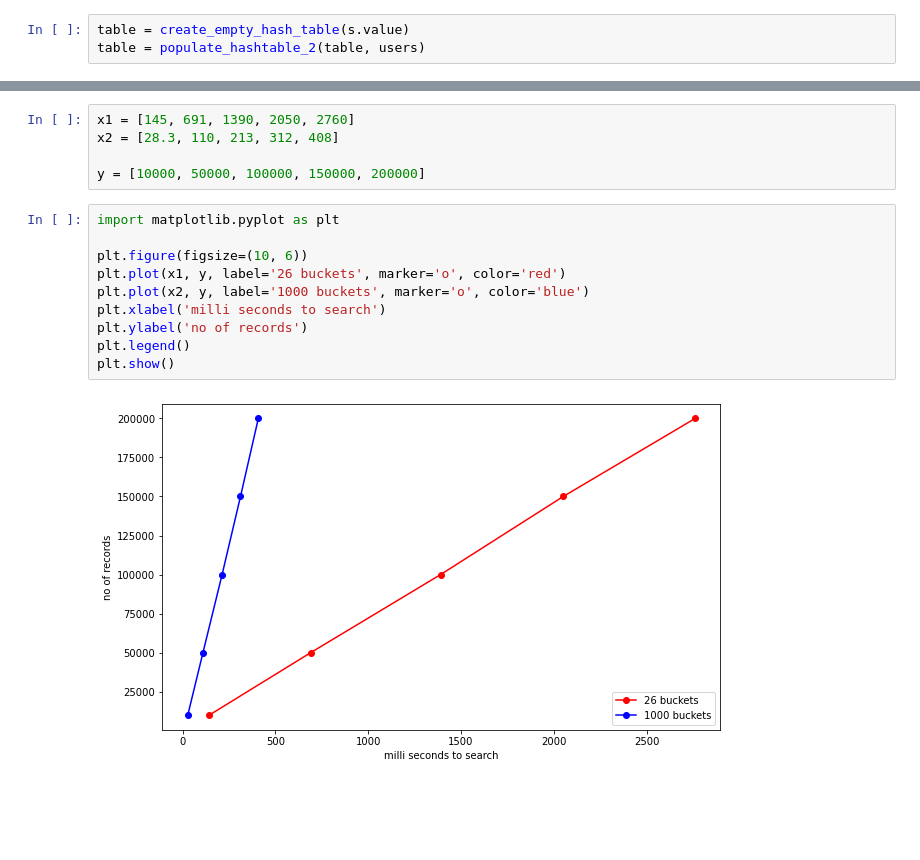
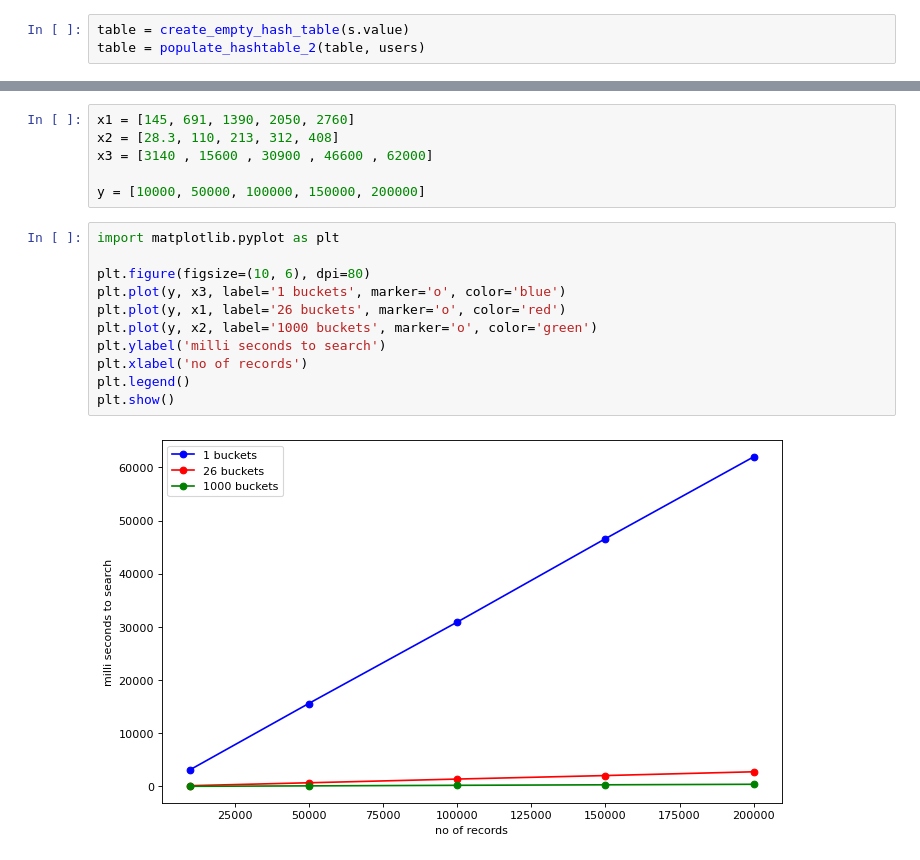
Before and after one commit to NeilChitre2311/communicationHW5, a Jupyter notebook: Presentation.ipynb, the cells around one changed output, grey strips where cells are left out. Cells and saved outputs as stored; diff of their text form; blank space fills up the shorter version.

Commit message:
added 1 bucket graph

```diff
--- a/Presentation.ipynb
+++ b/Presentation.ipynb
@@ -144,17 +144,19 @@ Wall time: 1.74 s
 # %%
 x1 = [145, 691, 1390, 2050, 2760]
 x2 = [28.3, 110, 213, 312, 408]
+x3 = [3140 , 15600 , 30900 , 46600 , 62000]
 
 y = [10000, 50000, 100000, 150000, 200000]
 # %%
 import matplotlib.pyplot as plt
 
-plt.figure(figsize=(10, 6))
-plt.plot(x1, y, label='26 buckets', marker='o', color='red')
-plt.plot(x2, y, label='1000 buckets', marker='o', color='blue')
-plt.xlabel('milli seconds to search')
-plt.ylabel('no of records')
+plt.figure(figsize=(10, 6), dpi=80)
+plt.plot(y, x3, label='1 buckets', marker='o', color='blue')
+plt.plot(y, x1, label='26 buckets', marker='o', color='red')
+plt.plot(y, x2, label='1000 buckets', marker='o', color='green')
+plt.ylabel('milli seconds to search')
+plt.xlabel('no of records')
 plt.legend()
 plt.show()
 # %% [output]
-[figure, old version]
+[figure, new version]
```
Also changed, not shown: parts of 5 cells of this notebook, 4 other files.
